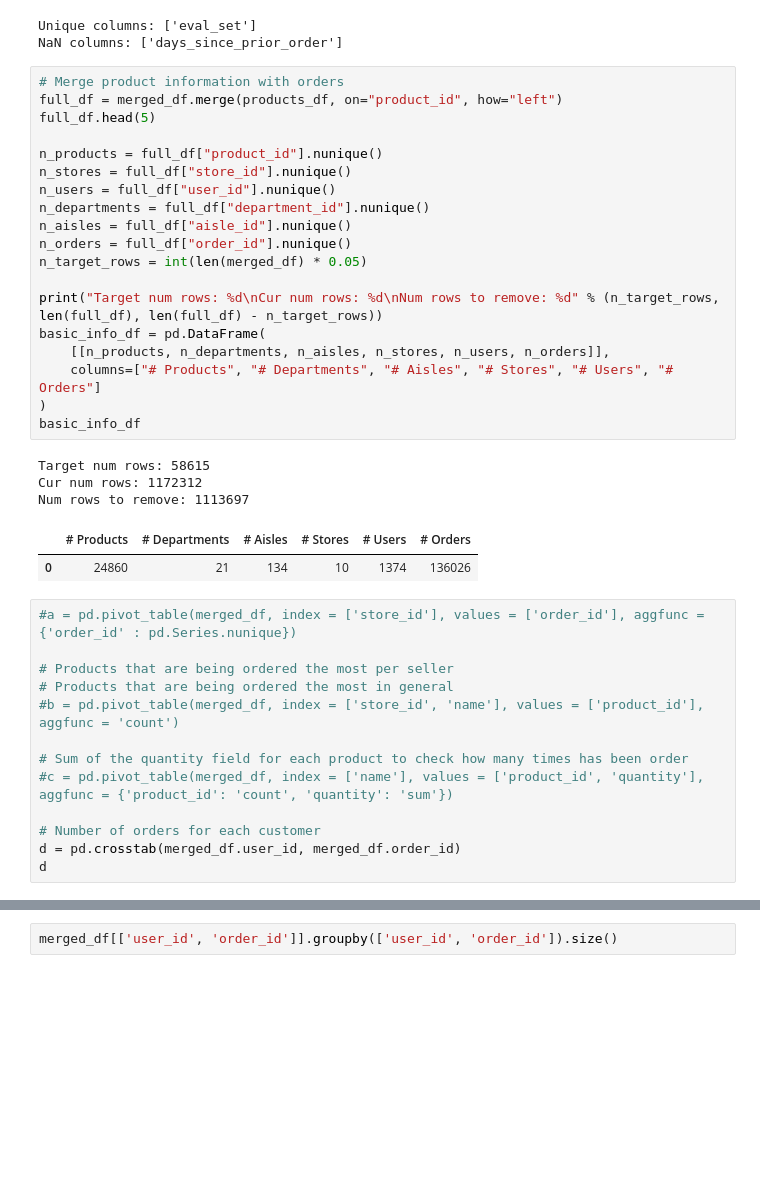
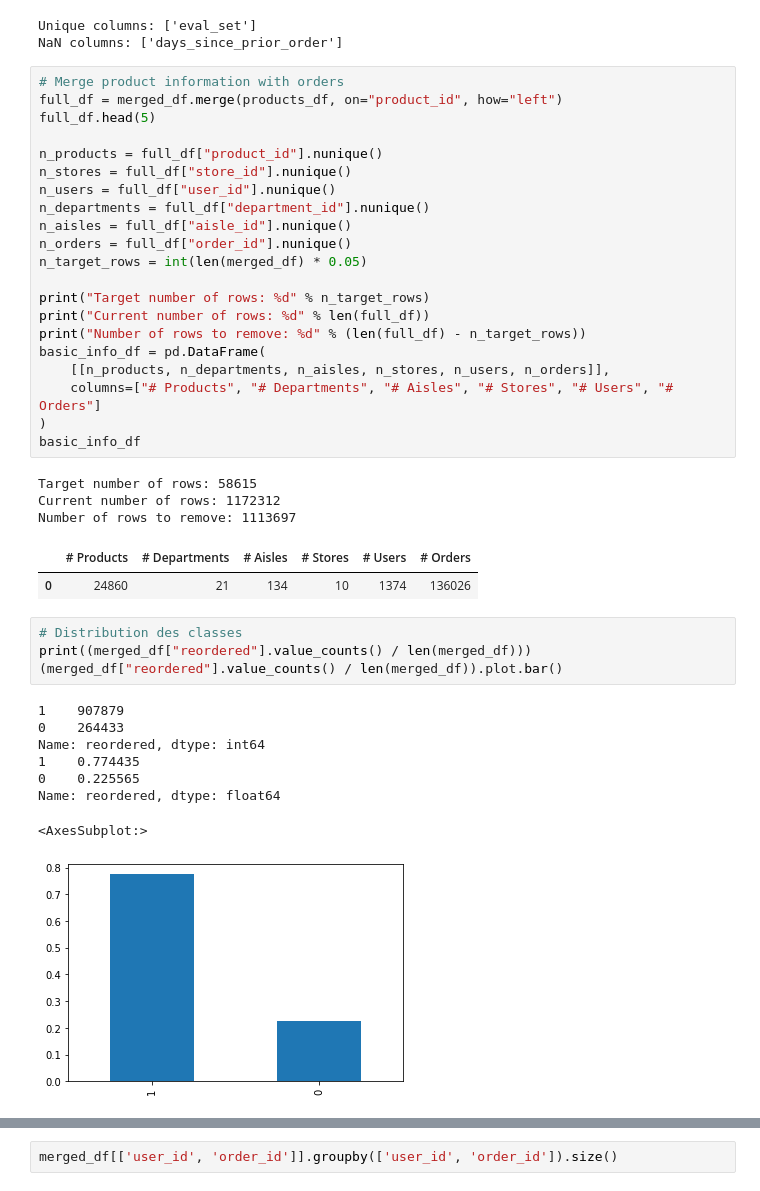
Before and after one commit to ireydiak/fraud_detection, a Jupyter notebook: TP2/JC/groupe5_tp2.ipynb, the cells around one changed output, grey strips where cells are left out. Saved outputs shown, nothing was run; the diff lists cells and outputs as text; blank space fills up the shorter version.

```diff
--- a/TP2/JC/groupe5_tp2.ipynb
+++ b/TP2/JC/groupe5_tp2.ipynb
@@ -65,28 +65,30 @@ n_aisles = full_df["aisle_id"].nunique()
 n_orders = full_df["order_id"].nunique()
 n_target_rows = int(len(merged_df) * 0.05)
 
-print("Target num rows: %d\nCur num rows: %d\nNum rows to remove: %d" % (n_target_rows, len(full_df), len(full_df) - n_target_rows))
+print("Target number of rows: %d" % n_target_rows)
+print("Current number of rows: %d" % len(full_df))
+print("Number of rows to remove: %d" % (len(full_df) - n_target_rows))
 basic_info_df = pd.DataFrame(
     [[n_products, n_departments, n_aisles, n_stores, n_users, n_orders]],
     columns=["# Products", "# Departments", "# Aisles", "# Stores", "# Users", "# Orders"]
 )
 basic_info_df
 # %% [output]
-Target num rows: 58615
-Cur num rows: 1172312
-Num rows to remove: 1113697
+Target number of rows: 58615
+Current number of rows: 1172312
+Number of rows to remove: 1113697
 |  | # Products | # Departments | # Aisles | # Stores | # Users | # Orders |
 | 0 | 24860 | 21 | 134 | 10 | 1374 | 136026 |
-# %%
-#a = pd.pivot_table(merged_df, index = ['store_id'], values = ['order_id'], aggfunc = {'order_id' : pd.Series.nunique})
-
-# Products that are being ordered the most per seller
-# Products that are being ordered the most in general
-#b = pd.pivot_table(merged_df, index = ['store_id', 'name'], values = ['product_id'], aggfunc = 'count')
-
-# Sum of the quantity field for each product to check how many times has been order
-#c = pd.pivot_table(merged_df, index = ['name'], values = ['product_id', 'quantity'], aggfunc = {'product_id': 'count', 'quantity': 'sum'})
-
-# Number of orders for each customer
-d = pd.crosstab(merged_df.user_id, merged_df.order_id)
-d
+# %%
+# Distribution des classes
+print((merged_df["reordered"].value_counts() / len(merged_df)))
+(merged_df["reordered"].value_counts() / len(merged_df)).plot.bar()
+# %% [output]
+1    907879
+0    264433
+Name: reordered, dtype: int64
+1    0.774435
+0    0.225565
+Name: reordered, dtype: float64
+<AxesSubplot:>
+[figure, added]
```
Also changed, not shown: parts of 22 cells of this notebook.
